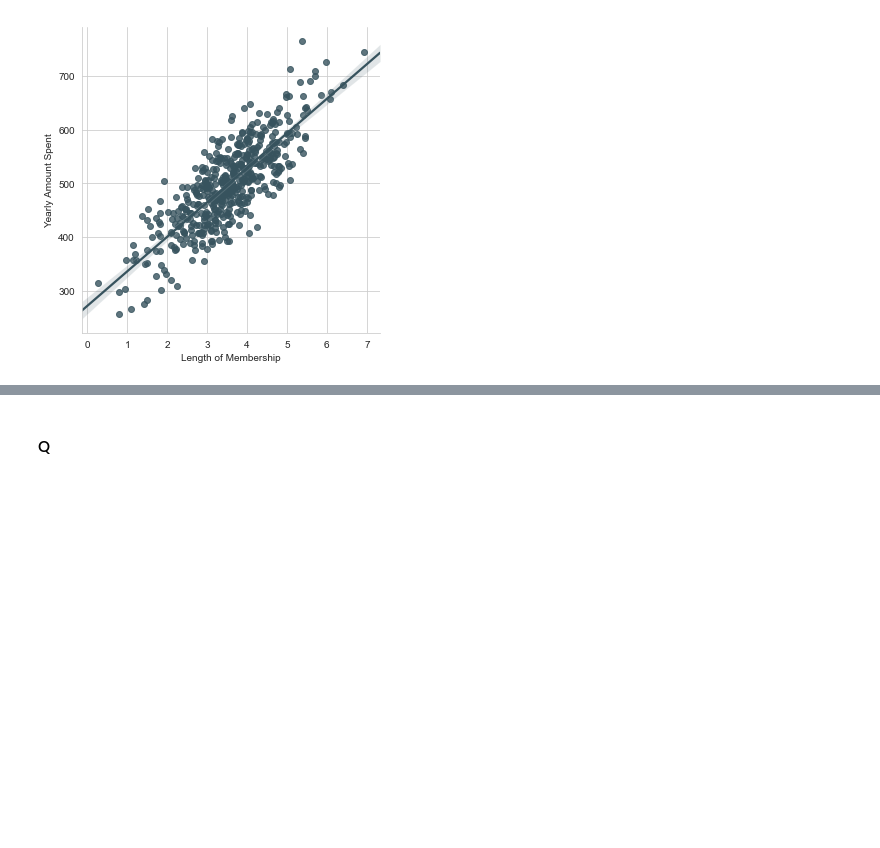
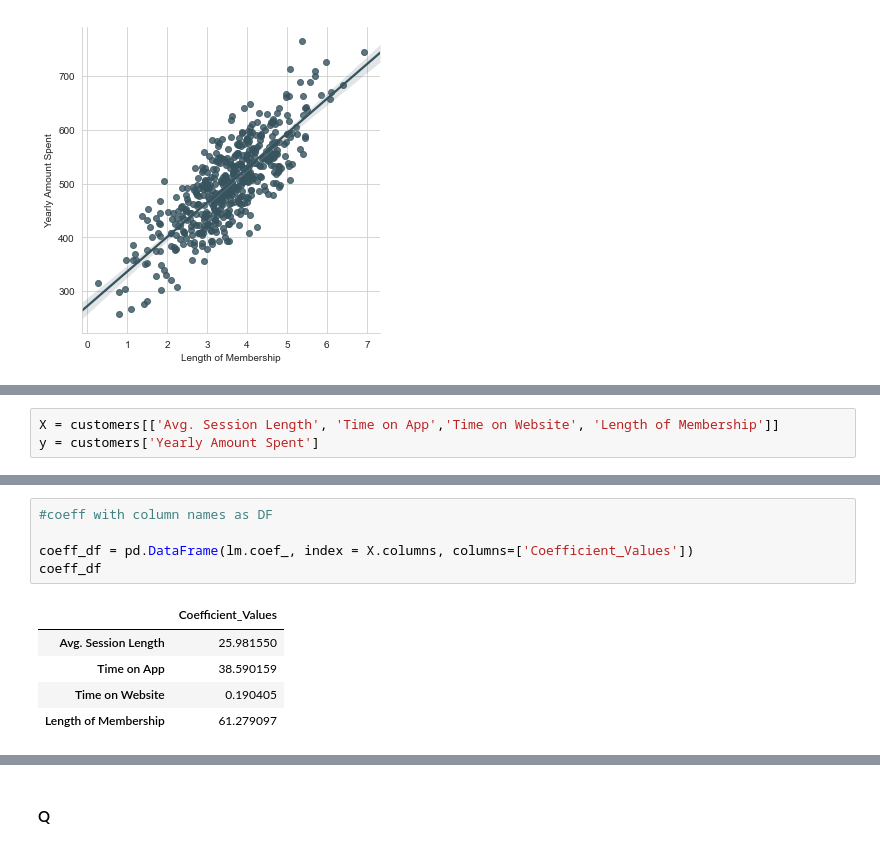
Before and after one commit to surendra-arivappagari/1.DataScience_MachineLearning_with_Python, a Jupyter notebook: 9.Linear_Regression/Project2__LinearRegression__E_commerce_Customers.ipynb, the cells around one changed output, grey strips where cells are left out. Drawn from its saved outputs; the diff is of its cells as text; blank space fills up the shorter version.

```diff
--- a/9.Linear_Regression/Project2__LinearRegression__E_commerce_Customers.ipynb
+++ b/9.Linear_Regression/Project2__LinearRegression__E_commerce_Customers.ipynb
@@ -112,0 +117,3 @@ sns.lmplot(data=customers, x='Length of Membership', y='Yearly Amount Spent')
+# %%
+X = customers[['Avg. Session Length', 'Time on App','Time on Website', 'Length of Membership']]
+y = customers['Yearly Amount Spent']
@@ -112,0 +168,11 @@ sns.lmplot(data=customers, x='Length of Membership', y='Yearly Amount Spent')
+# %%
+#coeff with column names as DF
+
+coeff_df = pd.DataFrame(lm.coef_, index = X.columns, columns=['Coefficient_Values'])
+coeff_df
+# %% [output]
+|  | Coefficient_Values |
+| Avg. Session Length | 25.981550 |
+| Time on App | 38.590159 |
+| Time on Website | 0.190405 |
+| Length of Membership | 61.279097 |
```
Also changed, not shown: parts of 19 cells of this notebook, 1 other file.
